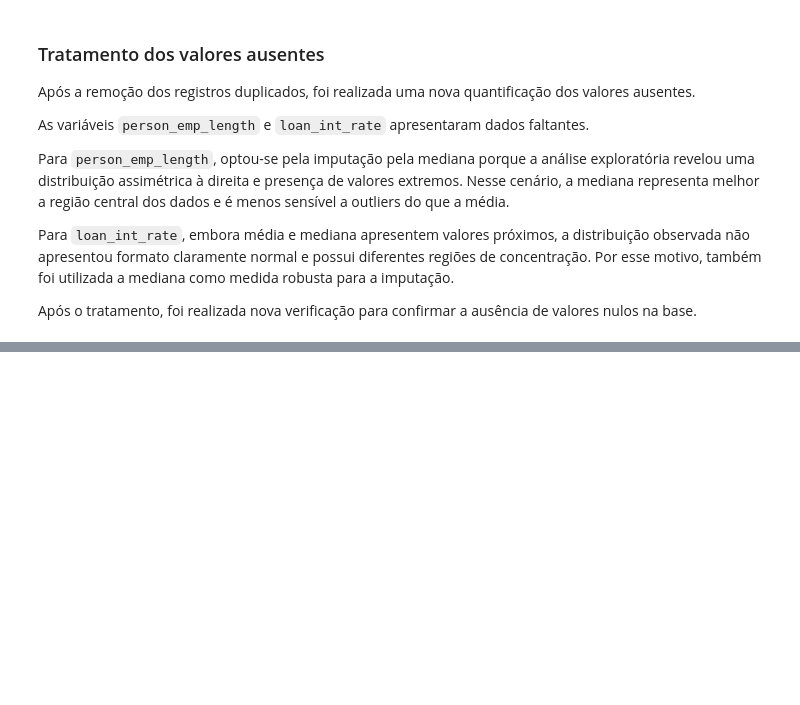
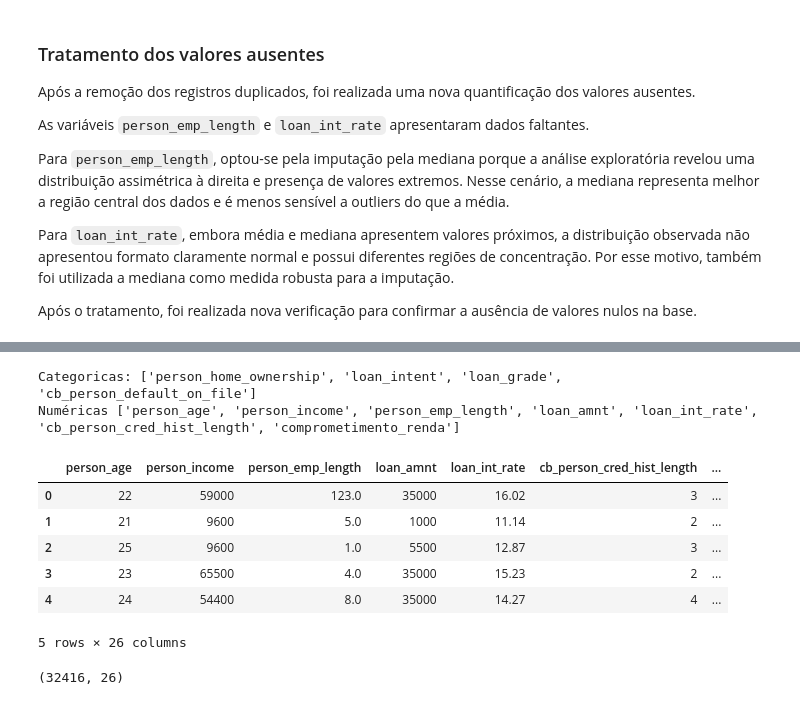
Before and after one commit to FCASSINI/Mini_projeto_avaliativo-02_SC_tech, a Jupyter notebook: notebook/01_eda_credit_risk.ipynb, the cells around one changed output, grey strips where cells are left out. Saved outputs shown, nothing was run; the diff lists cells and outputs as text; code cells hidden in the pictures; blank space fills up the shorter version.

```diff
--- a/notebook/01_eda_credit_risk.ipynb
+++ b/notebook/01_eda_credit_risk.ipynb
@@ -706,0 +719,4 @@ ausência de valores nulos na base.
+# %%
+df["comprometimento_renda"]=df["loan_amnt"]/df["person_income"]*100
+
+df["comprometimento_renda"].describe()
@@ -706,0 +806,9 @@ ausência de valores nulos na base.
+# %%
+y=df['loan_status']
+
+X=df.drop(columns=["loan_status","loan_percent_income"])
+
+print("Dimensão de X:",X.shape)
+print("Dimensão de y:",y.shape)
+
+X.head()
@@ -706,0 +824,35 @@ ausência de valores nulos na base.
+# %%
+#Identificando os tipos de colunas: CATEOGÓRICAS X NUMÉRICAS
+colunas_categoricas = X.select_dtypes(
+    include="str"
+).columns.tolist()
+
+colunas_numericas = X.select_dtypes(
+    include="number"
+).columns.tolist()
+
+print("Categoricas:", colunas_categoricas)
+print("Numéricas", colunas_numericas)
+# %% [output]
+Categoricas: ['person_home_ownership', 'loan_intent', 'loan_grade', 'cb_person_default_on_file']
+Numéricas ['person_age', 'person_income', 'person_emp_length', 'loan_amnt', 'loan_int_rate', 'cb_person_cred_hist_length', 'comprometimento_renda']
+# %%
+#Dummificação das colunas catergóricas
+X_encoded=pd.get_dummies(
+    X,
+    columns=colunas_categoricas,
+    dtype=int
+)
+
+display(X_encoded.head())
+
+X_encoded.shape
+# %% [output]
+|  | person_age | person_income | person_emp_length | loan_amnt | loan_int_rate | cb_person_cred_hist_length | ... |
+| 0 | 22 | 59000 | 123.0 | 35000 | 16.02 | 3 | ... |
+| 1 | 21 | 9600 | 5.0 | 1000 | 11.14 | 2 | ... |
+| 2 | 25 | 9600 | 1.0 | 5500 | 12.87 | 3 | ... |
+| 3 | 23 | 65500 | 4.0 | 35000 | 15.23 | 2 | ... |
+| 4 | 24 | 54400 | 8.0 | 35000 | 14.27 | 4 | ... |
+5 rows × 26 columns
+(32416, 26)
```
Also changed, not shown: parts of 18 cells of this notebook.
